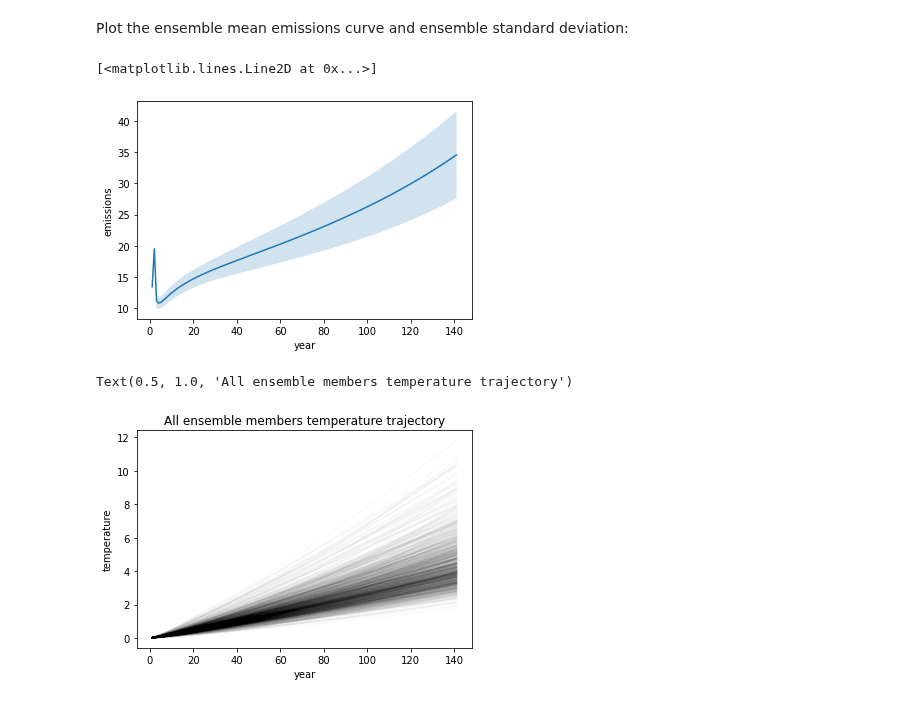
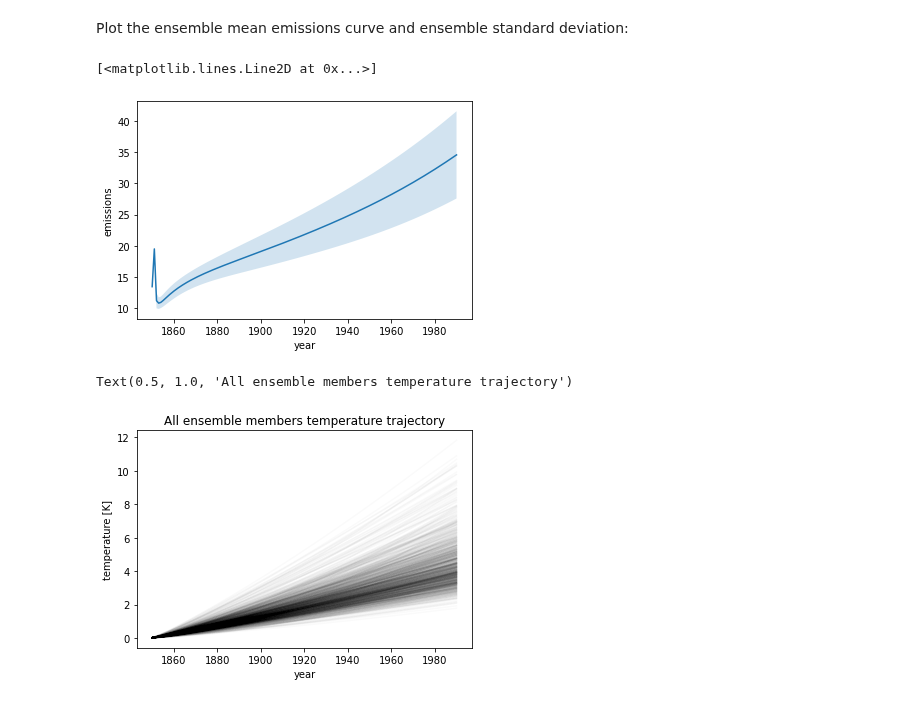
Before and after one commit to camillamathison/FaIR-Spice, a Jupyter notebook: notebooks/xarray_analysis.ipynb, the cells around one changed output. Cells and saved outputs as stored; diff of their text form; code cells hidden in the pictures.

Commit message:
data analysis refactor

```diff
--- a/notebooks/xarray_analysis.ipynb
+++ b/notebooks/xarray_analysis.ipynb
@@ -9,7 +9,7 @@ import matplotlib.pyplot as plt
 First run [run_ensemble](./run_ensemble.ipynb) to generate the `ensemble.nc`
 data file.
 # %%
-data = xr.load_dataset('ensemble.nc')
+data = xr.load_dataset('test_multi.nc')
 data
 # %% [output]
 <xarray.Dataset>
@@ -47,29 +47,36 @@ Text(0, 0.5, 'ECS')
 [figure]
 # %% [markdown]
 Plot the ensemble mean emissions curve and ensemble standard deviation:
+# %%
+# add a temporary year coordinate
+
+data.coords["year"] = data.time + 1850
+data = data.swap_dims({"time": "year"})
 # %%
 # plot the ensemble mean with +/- 1 std.dev. as a filled region
-ens_mean = data.emissions.mean('member')
-ens_std = data.emissions.std('member')
+ens_mean = data.emissions.mean('ensemble_member')
+ens_std = data.emissions.std('ensemble_member')
 
 fig, ax = plt.subplots()
 
 ax.fill_between(data.year, ens_mean - ens_std, ens_mean + ens_std, alpha=0.2)
 ens_mean.plot(ax=ax)
 # %% [output]
 [<matplotlib.lines.Line2D at 0x...>]
-[figure, old version]
+[figure, new version]
 # %%
 # plot all the temperature trajectory for all ensemble members
 # overlaid with low opacity to demostrate distribution density
 
+# WARNING: Do not do this for very large ensembles! rendering is very slow
+
 fig, ax = plt.subplots()
 
-for member in data.member:
-    d = data.temperature.sel(member=member)
+for member in data.ensemble_member:
+    d = data.temperature.sel(ensemble_member=member)
     d.plot(ax=ax, color='black', alpha=0.02)
 
 ax.set_title("All ensemble members temperature trajectory")
 # %% [output]
 Text(0.5, 1.0, 'All ensemble members temperature trajectory')
-[figure, old version]
+[figure, new version]
```
Also changed, not shown: parts of 1 cell of this notebook.
